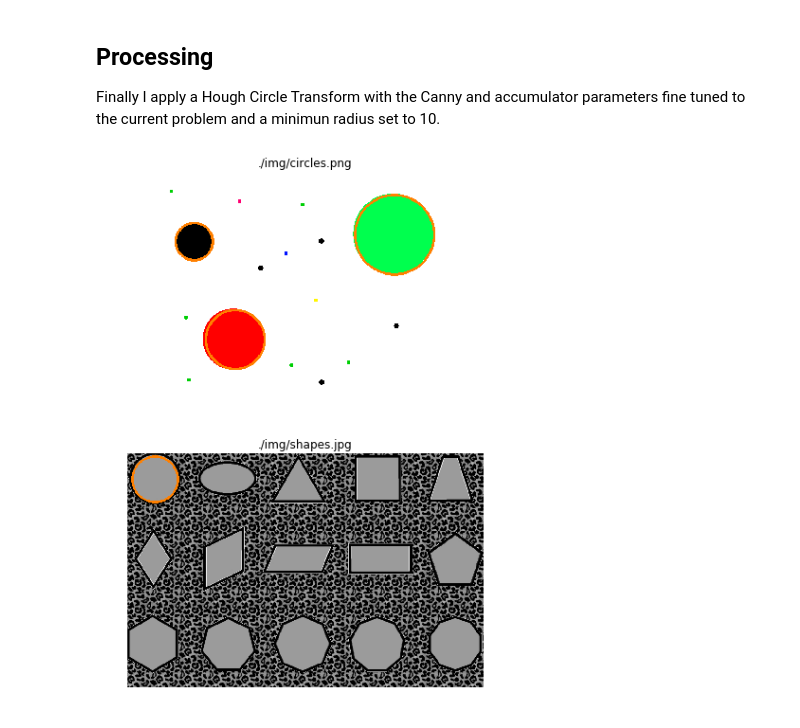
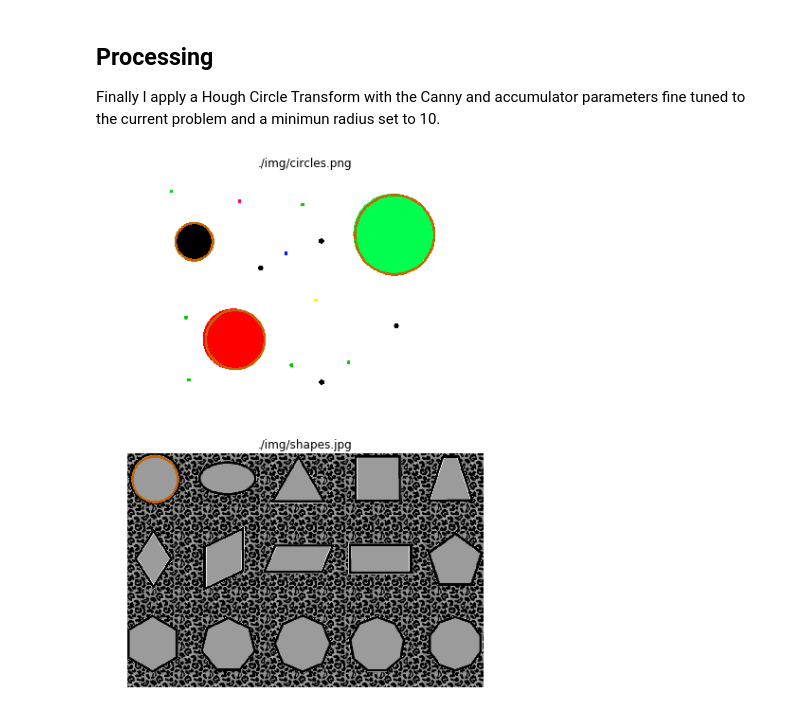
Before and after one commit to vbarboza/idw, a Jupyter notebook: pycv.ipynb, the cells around one changed output. Saved outputs shown, nothing was run; the diff lists cells and outputs as text; code cells hidden in the pictures.

```diff
--- a/pycv.ipynb
+++ b/pycv.ipynb
@@ -159,21 +159,22 @@ plot_results(smooth_image, color=False)
 Finally I apply a Hough Circle Transform with the Canny and accumulator parameters fine tuned to the current problem and a minimun radius set to 10.
 # %%
 output = {}
+circles = {}
 for i in range(len(FILES)):
     # Apply the Hough Circle Transform
-    circles = cv2.HoughCircles(smooth_image[i], cv2.HOUGH_GRADIENT, 1, 10,
-                           param1 = 1,
-                           param2 = 35,
-                           minRadius = RADIUS,
-                           maxRadius = 0)
+    circles[i] = cv2.HoughCircles(smooth_image[i], cv2.HOUGH_GRADIENT, 1, 10,
+                                  param1 = 1,
+                                  param2 = 35,
+                                  minRadius = RADIUS,
+                                  maxRadius = 0)
 
     # Plot circles over the original image
     output[i] = image[i].copy()
-    if circles is not None:
-        circles = np.uint16(np.around(circles))
-        for c in circles[0,:]:
-            cv2.circle(output[i], (c[0], c[1]), c[2], (255,128,0), 4)
+    if circles[i] is not None:
+        clist = np.uint16(np.around(circles[i]))
+        for c in clist[0,:]:
+            cv2.circle(output[i], (c[0], c[1]), c[2], (200,100,0), 4)
 
 plot_results(output)
 # %% [output]
-[figure, old version]
+[figure, new version]
```
Also changed, not shown: parts of 2 cells of this notebook.
